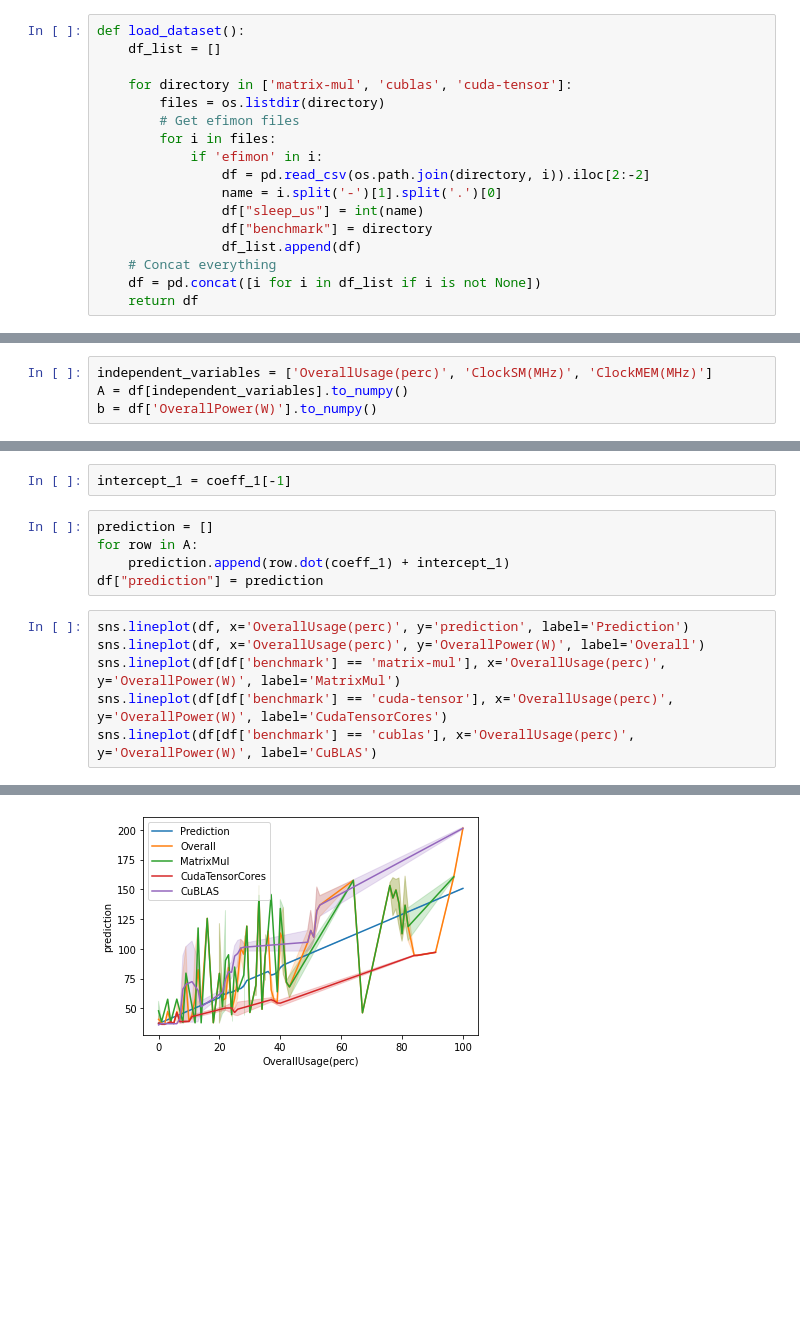
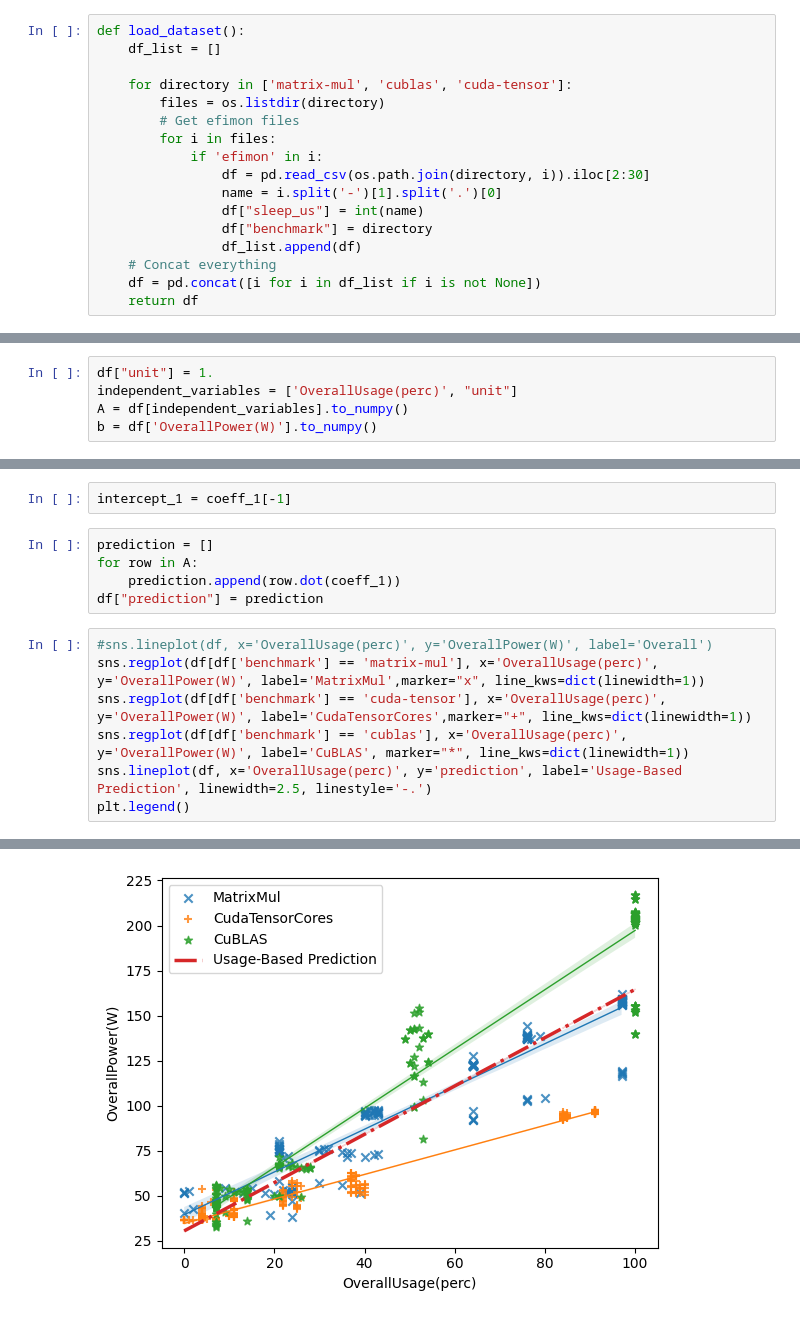
Before and after one commit to lleon95/efimon-gpu-benchmarks, a Jupyter notebook: data/ProcessData.ipynb, the cells around one changed output, grey strips where cells are left out. Drawn from its saved outputs; the diff is of its cells as text; blank space fills up the shorter version.

```diff
--- a/data/ProcessData.ipynb
+++ b/data/ProcessData.ipynb
@@ -15,7 +15,7 @@ def load_dataset():
         # Get efimon files
         for i in files:
             if 'efimon' in i:
-                df = pd.read_csv(os.path.join(directory, i)).iloc[2:-2]
+                df = pd.read_csv(os.path.join(directory, i)).iloc[2:30]
                 name = i.split('-')[1].split('.')[0]
                 df["sleep_us"] = int(name)
                 df["benchmark"] = directory
@@ -64,7 +73,8 @@ Not effective!
 # %% [markdown]
 # Try LS
 # %%
-independent_variables = ['OverallUsage(perc)', 'ClockSM(MHz)', 'ClockMEM(MHz)']
+df["unit"] = 1.
+independent_variables = ['OverallUsage(perc)', "unit"]
 A = df[independent_variables].to_numpy()
 b = df['OverallPower(W)'].to_numpy()
 # %%
@@ -81,12 +91,13 @@ intercept_1 = coeff_1[-1]
 # %%
 prediction = []
 for row in A:
-    prediction.append(row.dot(coeff_1) + intercept_1)
+    prediction.append(row.dot(coeff_1))
 df["prediction"] = prediction
 # %%
-sns.lineplot(df, x='OverallUsage(perc)', y='prediction', label='Prediction')
-sns.lineplot(df, x='OverallUsage(perc)', y='OverallPower(W)', label='Overall')
-sns.lineplot(df[df['benchmark'] == 'matrix-mul'], x='OverallUsage(perc)', y='OverallPower(W)', label='MatrixMul')
-sns.lineplot(df[df['benchmark'] == 'cuda-tensor'], x='OverallUsage(perc)', y='OverallPower(W)', label='CudaTensorCores')
-sns.lineplot(df[df['benchmark'] == 'cublas'], x='OverallUsage(perc)', y='OverallPower(W)', label='CuBLAS')
+#sns.lineplot(df, x='OverallUsage(perc)', y='OverallPower(W)', label='Overall')
+sns.regplot(df[df['benchmark'] == 'matrix-mul'], x='OverallUsage(perc)', y='OverallPower(W)', label='MatrixMul',marker="x", line_kws=dict(linewidth=1))
+sns.regplot(df[df['benchmark'] == 'cuda-tensor'], x='OverallUsage(perc)', y='OverallPower(W)', label='CudaTensorCores',marker="+", line_kws=dict(linewidth=1))
+sns.regplot(df[df['benchmark'] == 'cublas'], x='OverallUsage(perc)', y='OverallPower(W)', label='CuBLAS', marker="*", line_kws=dict(linewidth=1))
+sns.lineplot(df, x='OverallUsage(perc)', y='prediction', label='Usage-Based Prediction', linewidth=2.5, linestyle='-.')
+plt.legend()
 # %% [output]
@@ -94 +105 @@ sns.lineplot(df[df['benchmark'] == 'cublas'], x='OverallUsage(perc)', y='Overall
-[figure, old version]
+[figure, new version]
```
Also changed, not shown: parts of 14 cells of this notebook, 28 other files.
